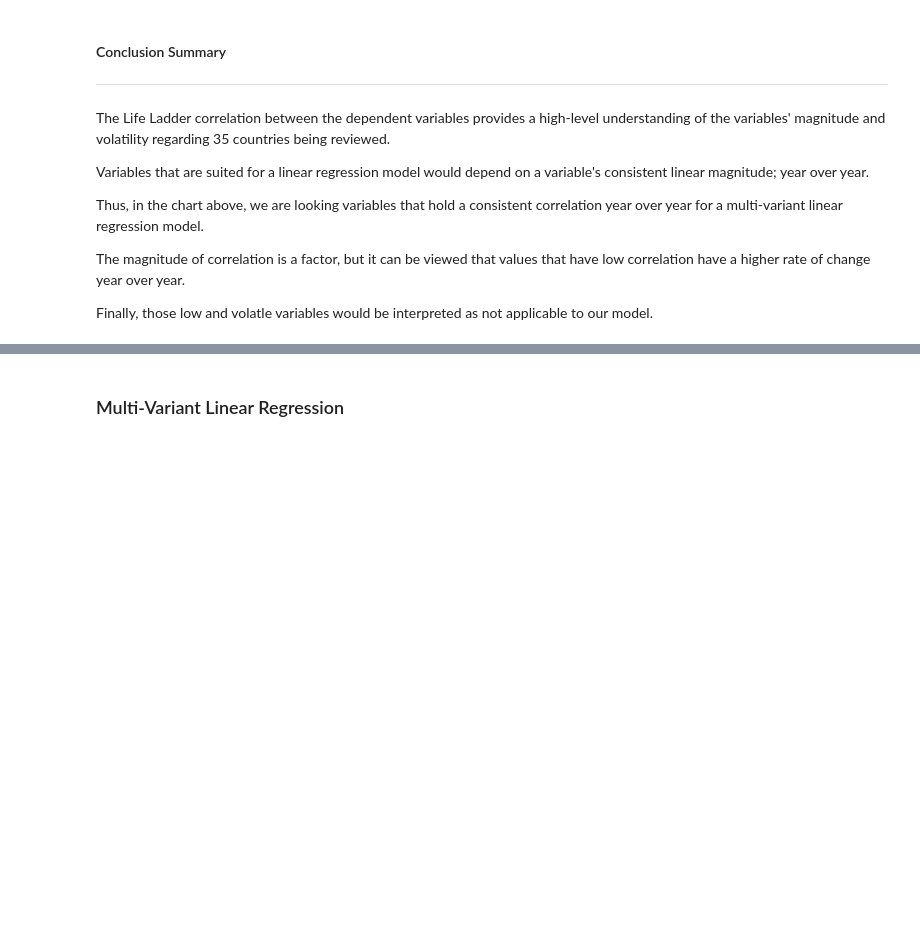
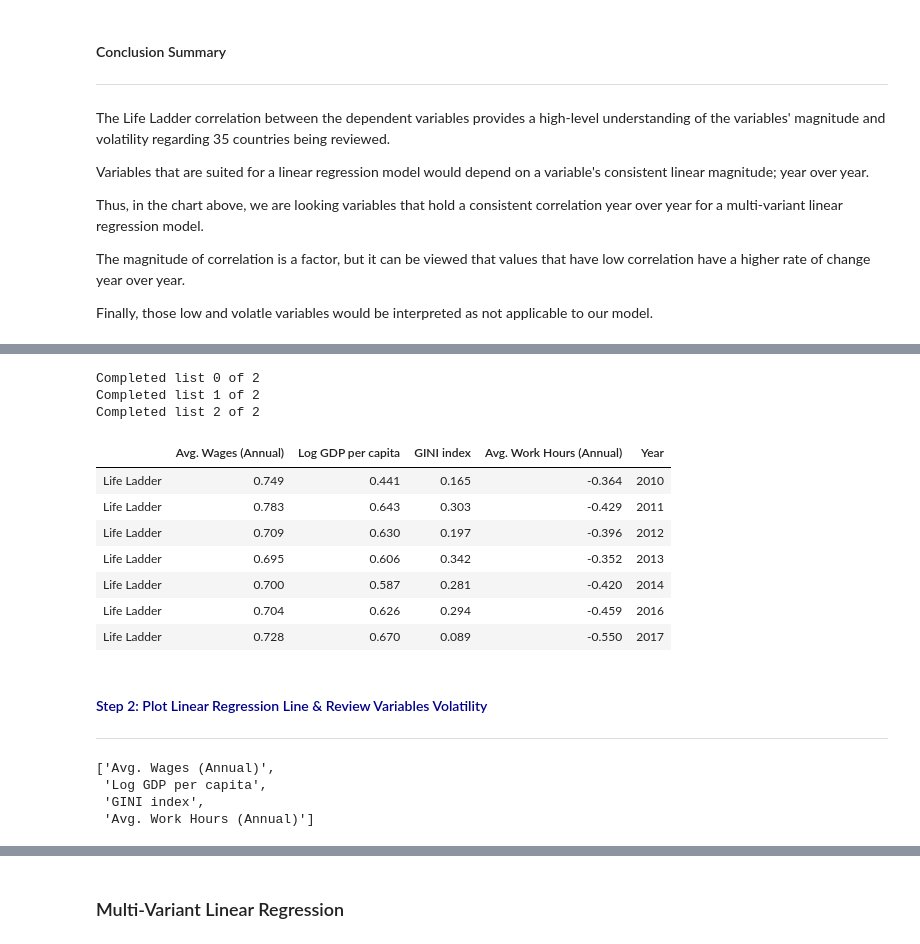
Before and after one commit to JosefinaAureaAmaro/04_Project_Python_MachineLearning, a Jupyter notebook: static/py/Josefina_Machine_Learning.ipynb, the cells around one changed output, grey strips where cells are left out. Saved outputs shown, nothing was run; the diff lists cells and outputs as text; code cells hidden in the pictures; blank space fills up the shorter version.

```diff
--- a/static/py/Josefina_Machine_Learning.ipynb
+++ b/static/py/Josefina_Machine_Learning.ipynb
@@ -408,0 +548,3 @@ Each structure will provide 2 insights:
+# %%
+order_of_analysis = [economic_cols, socio_political_cols, social_cols]
+order_of_analysis
@@ -408,0 +567,44 @@ Each structure will provide 2 insights:
+# %%
+## to also include the year in the final dataframe table
+ ## we are including the last column of the annual_life_ladder_corr_table_rev1, 'Year'.
+i = 0
+
+while i < 3:
+    order_of_analysis[i].append('Year')
+
+    print(f'Completed list {i} of 2')
+
+    i += 1
+# %% [output]
+Completed list 0 of 2
+Completed list 1 of 2
+Completed list 2 of 2
+# %%
+# make dataframes from the indexed list for columns
+economic_df = annual_life_ladder_corr_table_rev1.loc[:,order_of_analysis[0]]
+social_political_df = annual_life_ladder_corr_table_rev1.loc[:,order_of_analysis[1]]
+social_df = annual_life_ladder_corr_table_rev1.loc[:,order_of_analysis[2]]
+# %%
+economic_df = economic_df.rename(columns={'gini of household income reported in Gallup, by wp5-year': 'GINI index'})
+# %%
+economic_df
+# %% [output]
+|  | Avg. Wages (Annual) | Log GDP per capita | GINI index | Avg. Work Hours (Annual) | Year |
+| Life Ladder | 0.749 | 0.441 | 0.165 | -0.364 | 2010 |
+| Life Ladder | 0.783 | 0.643 | 0.303 | -0.429 | 2011 |
+| Life Ladder | 0.709 | 0.630 | 0.197 | -0.396 | 2012 |
+| Life Ladder | 0.695 | 0.606 | 0.342 | -0.352 | 2013 |
+| Life Ladder | 0.700 | 0.587 | 0.281 | -0.420 | 2014 |
+| Life Ladder | 0.704 | 0.626 | 0.294 | -0.459 | 2016 |
+| Life Ladder | 0.728 | 0.670 | 0.089 | -0.550 | 2017 |
+# %% [markdown]
+#### <font color='darkblue'> Step 2: Plot Linear Regression Line & Review Variables Volatility</font>
+-------------------------
+# %%
+economic_columns = list(economic_df.columns[:-1])
+economic_columns
+# %% [output]
+['Avg. Wages (Annual)',
+ 'Log GDP per capita',
+ 'GINI index',
+ 'Avg. Work Hours (Annual)']
```
Also changed, not shown: parts of 48 cells of this notebook, 1 other file.
